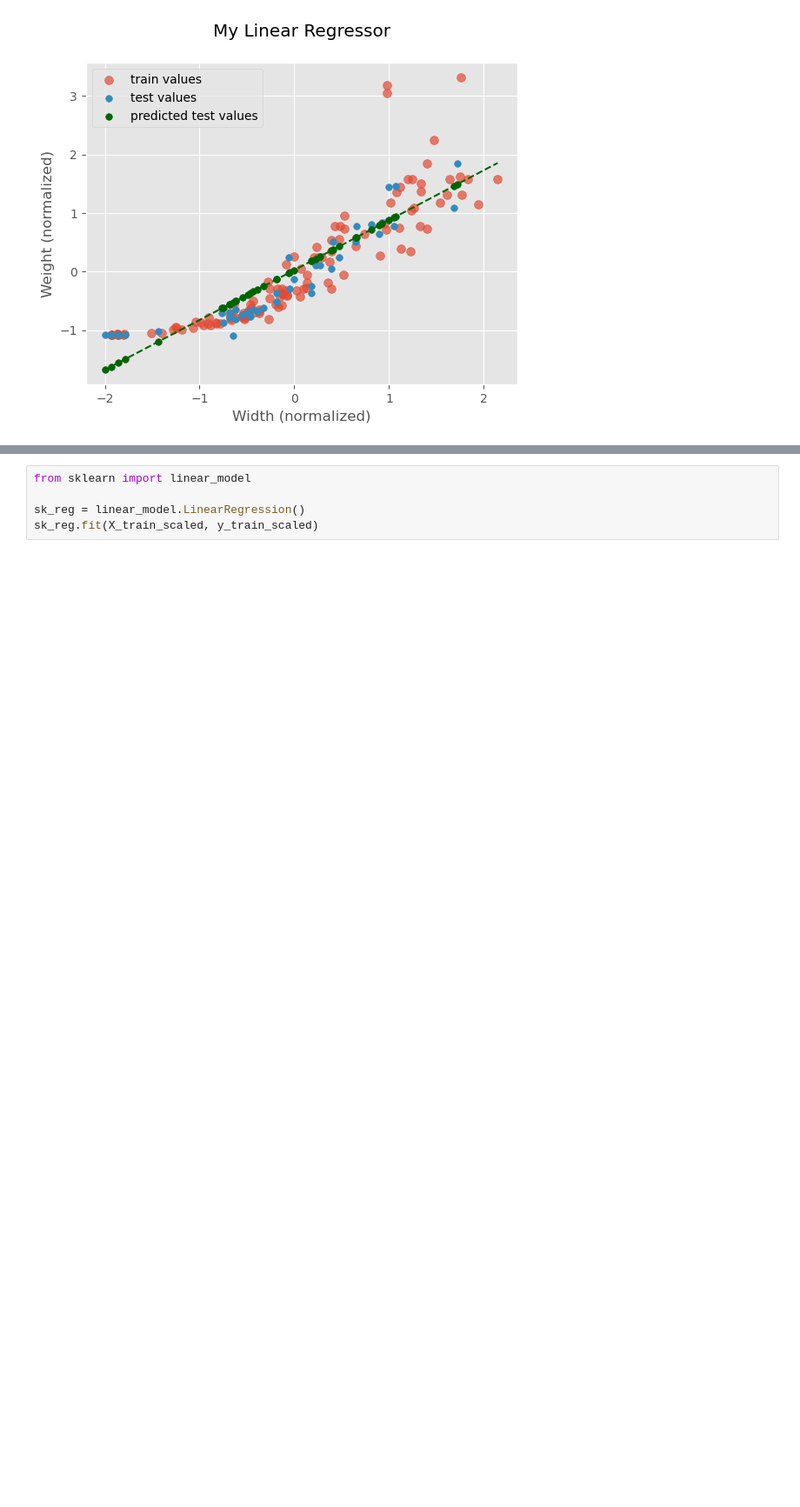
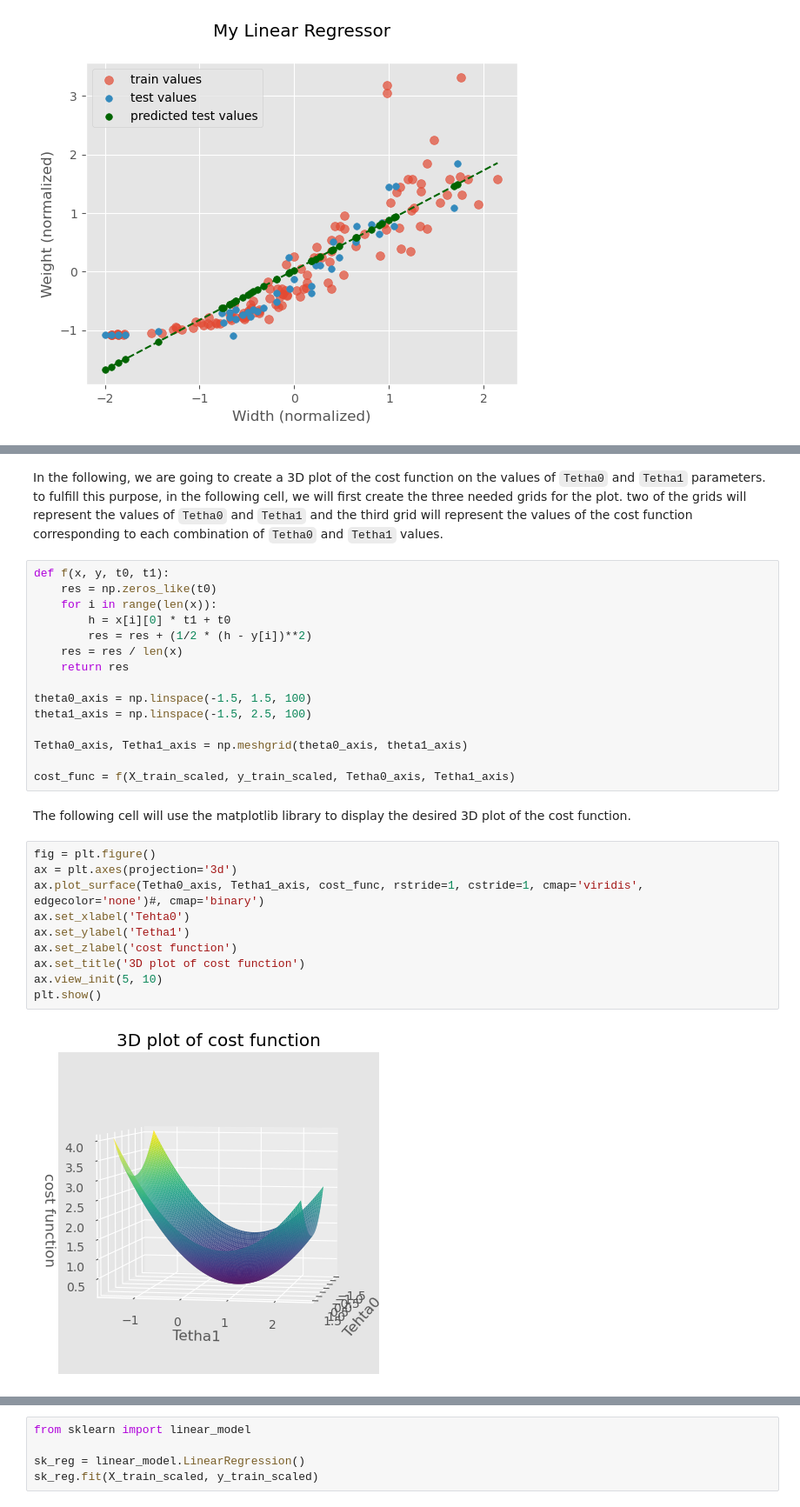
Before and after one commit to Alireza-Gharavi/my_learning_journey, a Jupyter notebook: ANN's_from_scratch/linear_regressor.ipynb, the cells around one changed output, grey strips where cells are left out. Shown at 87% size. Saved outputs shown, nothing was run; the diff lists cells and outputs as text; blank space fills up the shorter version.

```diff
--- a/ANN's_from_scratch/linear_regressor.ipynb
+++ b/ANN's_from_scratch/linear_regressor.ipynb
@@ -156 +228,32 @@ plt.plot()
 [figure]
+# %% [markdown]
+In the following, we are going to create a 3D plot of the cost function on the values of `Tetha0` and `Tetha1` parameters. to fulfill this purpose, in the following cell, we will first create the three needed grids for the plot. two of the grids will represent the values of `Tetha0` and `Tetha1` and the third grid will represent the values of the cost function corresponding to each combination of `Tetha0` and `Tetha1` values.
+# %%
+def f(x, y, t0, t1):
+    res = np.zeros_like(t0)
+    for i in range(len(x)):
+        h = x[i][0] * t1 + t0
+        res = res + (1/2 * (h - y[i])**2)
+    res = res / len(x)
+    return res
+
+theta0_axis = np.linspace(-1.5, 1.5, 100)
+theta1_axis = np.linspace(-1.5, 2.5, 100)
+
+Tetha0_axis, Tetha1_axis = np.meshgrid(theta0_axis, theta1_axis)
+
+cost_func = f(X_train_scaled, y_train_scaled, Tetha0_axis, Tetha1_axis)
+# %% [markdown]
+The following cell will use the matplotlib library to display the desired 3D plot of the cost function.
+# %%
+fig = plt.figure()
+ax = plt.axes(projection='3d')
+ax.plot_surface(Tetha0_axis, Tetha1_axis, cost_func, rstride=1, cstride=1, cmap='viridis', edgecolor='none')#, cmap='binary')
+ax.set_xlabel('Tehta0')
+ax.set_ylabel('Tetha1')
+ax.set_zlabel('cost function')
+ax.set_title('3D plot of cost function')
+ax.view_init(5, 10)
+plt.show()
+# %% [output]
+[figure, added]
```
Also changed, not shown: parts of 49 cells of this notebook, 1 other file.
